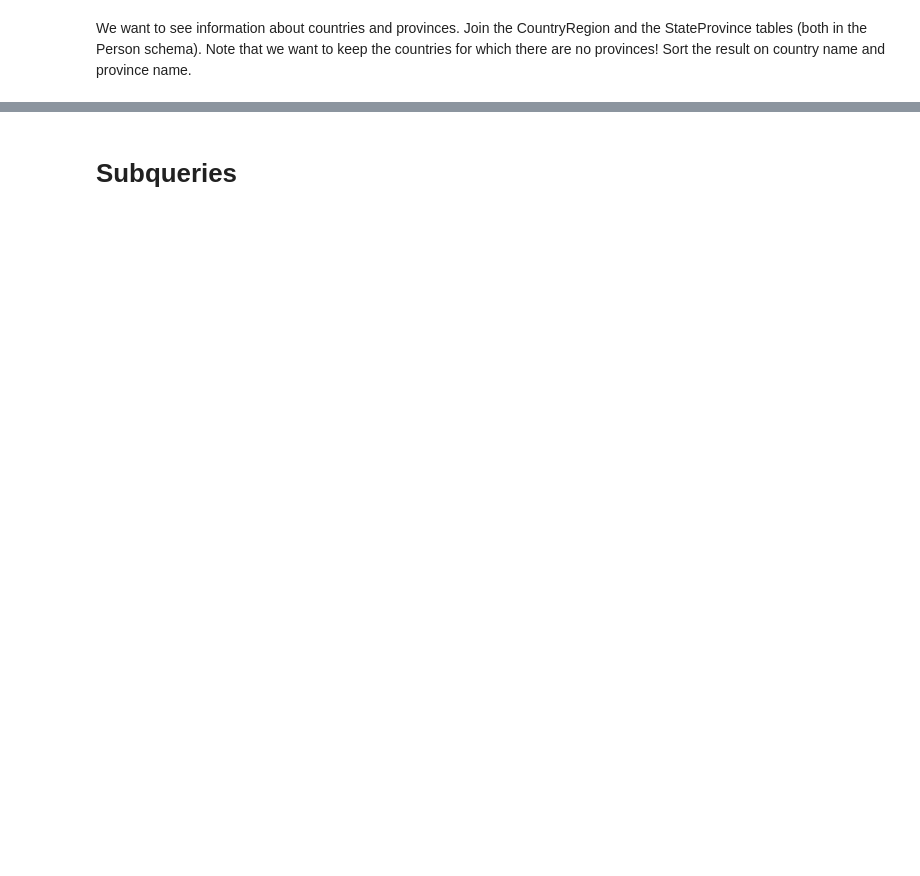
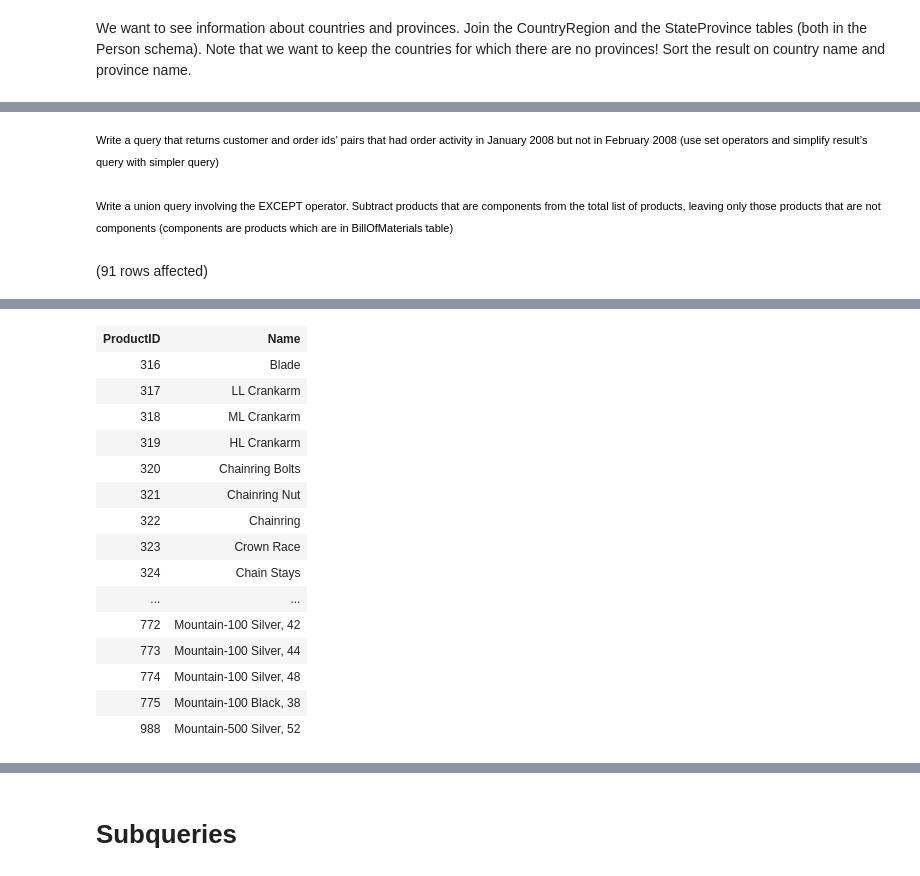
Before and after one commit to bohdanhlovatskyi/bd, a Jupyter notebook: hw4.ipynb, the cells around one changed output, grey strips where cells are left out. Drawn from its saved outputs; the diff is of its cells as text; code cells hidden in the pictures; blank space fills up the shorter version.

```diff
--- a/hw4.ipynb
+++ b/hw4.ipynb
@@ -115,0 +117,2 @@ Total execution time: 00:00:00.098
+# %% [markdown]
+<span style="font-family: Helvetica; font-size: 11px; color: rgb(0, 0, 0);">Write a query that returns customer and order ids’ pairs that had order activity in January 2008 but not in February 2008 (use set operators and simplify result’s query with simpler query)</span>
@@ -115,0 +137,15 @@ Total execution time: 00:00:00.098
+# %% [markdown]
+<span style="font-family: Helvetica; font-size: 11px; color: rgb(0, 0, 0);">Write a union query involving the EXCEPT operator. Subtract products that are components from the total list of products, leaving only those products that are not components (components are products which are in BillOfMaterials table)</span>
+# %%
+SELECT ProductID, [Name]
+FROM Production.Product
+WHERE ProductID in
+((
+    SELECT ProductID
+    FROM Production.Product
+) EXCEPT (
+    SELECT BillOfMaterialsID
+    FROM Production.BillOfMaterials
+))
+# %% [output]
+(91 rows affected)
@@ -115,0 +153,16 @@ Total execution time: 00:00:00.098
+| ProductID | Name |
+| 316 | Blade |
+| 317 | LL Crankarm |
+| 318 | ML Crankarm |
+| 319 | HL Crankarm |
+| 320 | Chainring Bolts |
+| 321 | Chainring Nut |
+| 322 | Chainring |
+| 323 | Crown Race |
+| 324 | Chain Stays |
+| ... | ... |
+| 772 | Mountain-100 Silver, 42 |
+| 773 | Mountain-100 Silver, 44 |
+| 774 | Mountain-100 Silver, 48 |
+| 775 | Mountain-100 Black, 38 |
+| 988 | Mountain-500 Silver, 52 |
```
Also changed, not shown: parts of 13 cells of this notebook.
